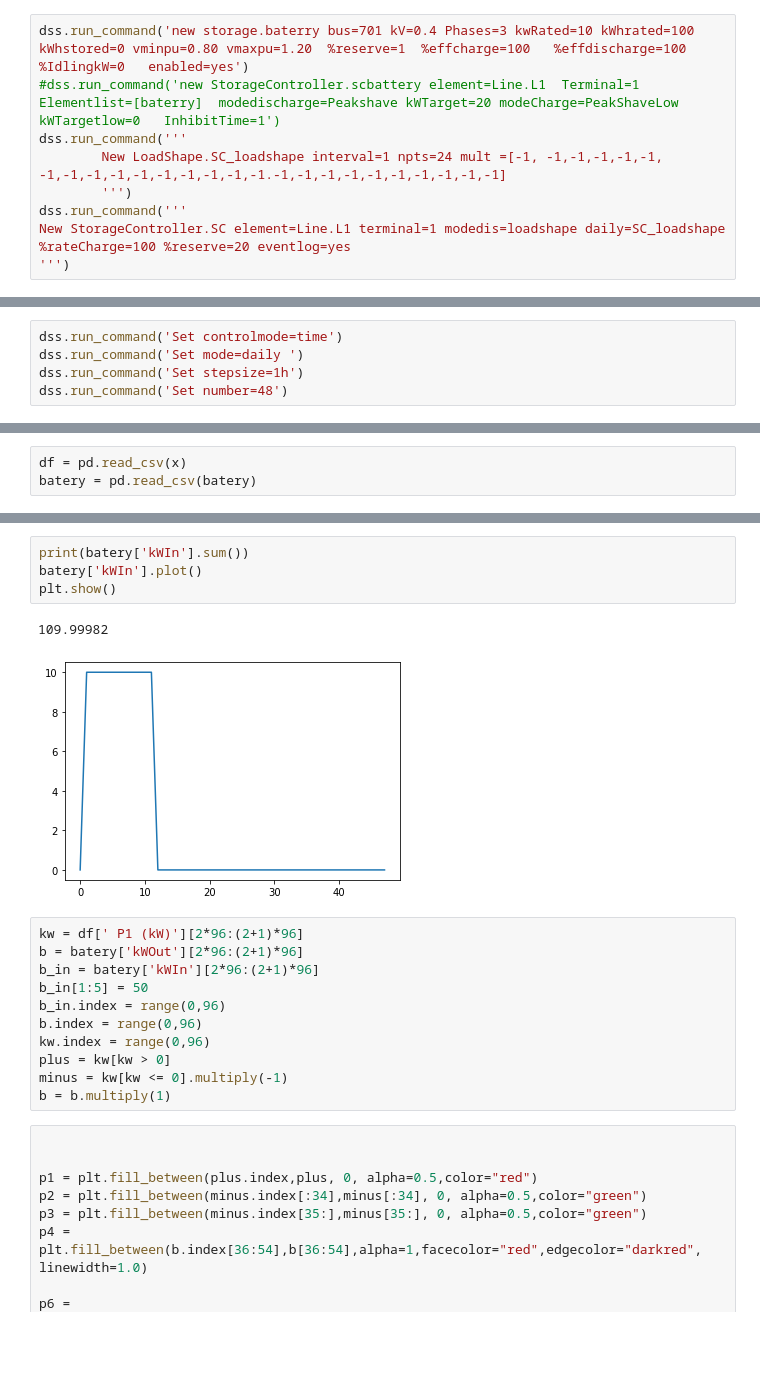
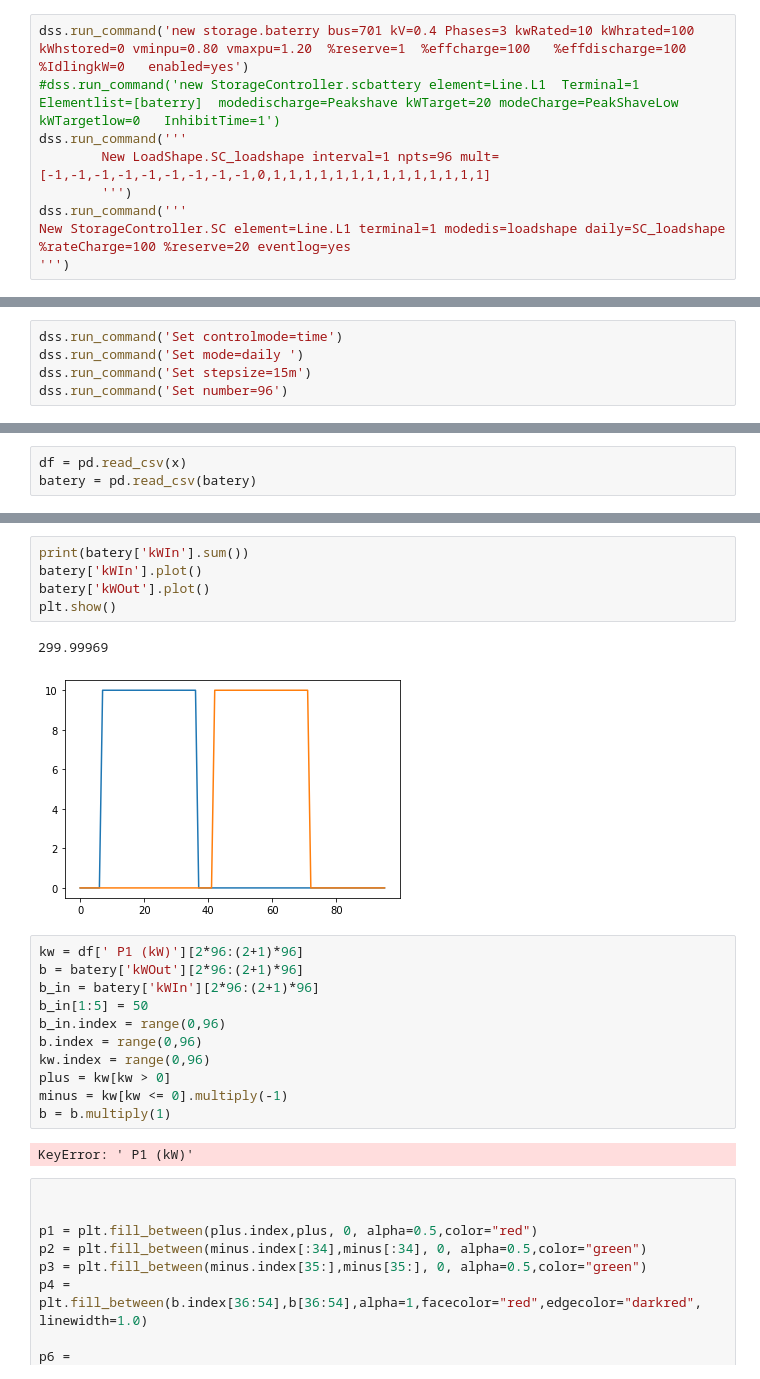
Before and after one commit to fiit-ba/Optimization-of-Battery-Management-in-Microgrid, a Jupyter notebook: opendss/opendss_batery.ipynb, the cells around one changed output, grey strips where cells are left out. Drawn from its saved outputs; the diff is of its cells as text; blank space fills up the shorter version.

```diff
--- a/opendss/opendss_batery.ipynb
+++ b/opendss/opendss_batery.ipynb
@@ -75,7 +75,7 @@ dss.run_command('New Generator.{name} Bus1={bus} Phases=3 Conn=wye Model=1 kV=0.
 dss.run_command('new storage.baterry bus=701 kV=0.4 Phases=3 kwRated=10 kWhrated=100 kWhstored=0 vminpu=0.80 vmaxpu=1.20  %reserve=1  %effcharge=100   %effdischarge=100   %IdlingkW=0   enabled=yes')
 #dss.run_command('new StorageController.scbattery element=Line.L1  Terminal=1 Elementlist=[baterry]  modedischarge=Peakshave kWTarget=20 modeCharge=PeakShaveLow kWTargetlow=0   InhibitTime=1')
 dss.run_command('''
-        New LoadShape.SC_loadshape interval=1 npts=24 mult =[-1, -1,-1,-1,-1,-1, -1,-1,-1,-1,-1,-1,-1,-1,-1,-1.-1,-1,-1,-1,-1,-1,-1,-1,-1,-1]
+        New LoadShape.SC_loadshape interval=1 npts=96 mult=[-1,-1,-1,-1,-1,-1,-1,-1,-1,0,1,1,1,1,1,1,1,1,1,1,1,1,1,1]
         ''')
 dss.run_command('''
 New StorageController.SC element=Line.L1 terminal=1 modedis=loadshape daily=SC_loadshape %rateCharge=100 %reserve=20 eventlog=yes
@@ -96,8 +96,8 @@ dss.run_command('New Monitor.baterry  element=storage.baterry   mode=3')
 # %%
 dss.run_command('Set controlmode=time')
 dss.run_command('Set mode=daily ')
-dss.run_command('Set stepsize=1h')
-dss.run_command('Set number=48')
+dss.run_command('Set stepsize=15m')
+dss.run_command('Set number=96')
 # %% [output]
 ''
 # %%
@@ -136,10 +136,11 @@ batery.head(24)
 # %%
 print(batery['kWIn'].sum())
 batery['kWIn'].plot()
+batery['kWOut'].plot()
 plt.show()
 # %% [output]
-109.99982
+299.99969
-[figure, old version]
+[figure, new version]
 # %%
 kw = df[' P1 (kW)'][2*96:(2+1)*96]
 b = batery['kWOut'][2*96:(2+1)*96]
@@ -151,6 +152,8 @@ kw.index = range(0,96)
 plus = kw[kw > 0]
 minus = kw[kw <= 0].multiply(-1)
 b = b.multiply(1)
+# %% [output]
+KeyError: ' P1 (kW)'
 # %%
 
 
```
Also changed, not shown: parts of 1 cell of this notebook, 5 other files.
